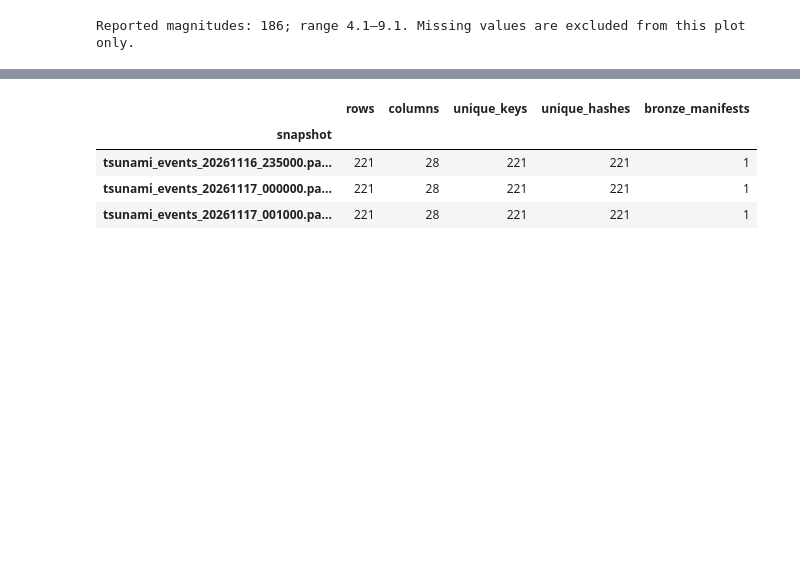
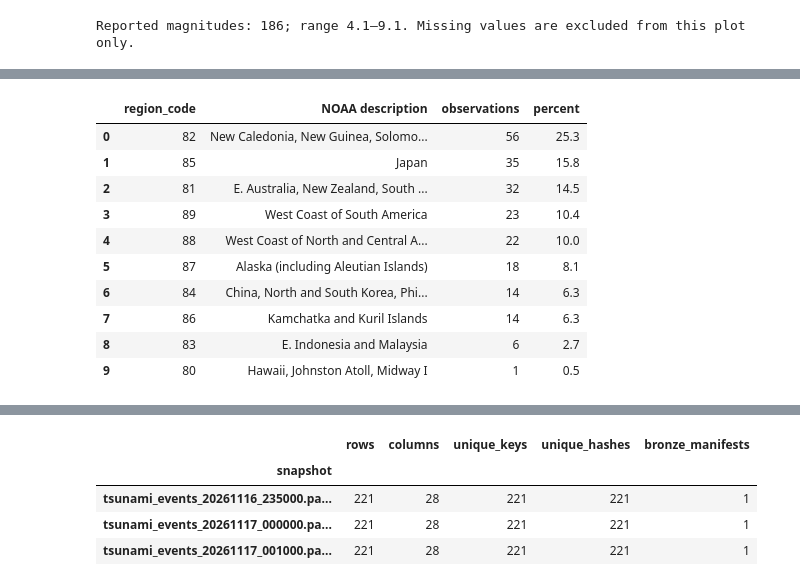
Before and after one commit to g8martinezsilva/tsunami-monitoring, a Jupyter notebook: notebooks/02_silver_exploration.ipynb, the cells around one changed output, grey strips where cells are left out. Saved outputs shown, nothing was run; the diff lists cells and outputs as text; code cells hidden in the pictures; blank space fills up the shorter version.

```diff
--- a/notebooks/02_silver_exploration.ipynb
+++ b/notebooks/02_silver_exploration.ipynb
@@ -288,0 +313,25 @@ Reported magnitudes: 186; range 4.1–9.1. Missing values are excluded from this
+# %%
+descriptor_maps = {}
+for kind in ["regions", "causes", "validity"]:
+    descriptor_path = project_root / "workshop_1" / "samples" / f"noaa_descriptor_{kind}.json"
+    if not descriptor_path.is_file():
+        raise FileNotFoundError(f"Saved NOAA descriptor file is missing: {descriptor_path}")
+    items = json.loads(descriptor_path.read_text(encoding="utf-8"))["items"]
+    descriptor_maps[kind] = {int(item["id"]): item["description"] for item in items}
+
+regions = tsunamis["region_code"].value_counts(dropna=False).rename_axis("region_code").reset_index(name="observations")
+regions["NOAA description"] = regions["region_code"].map(descriptor_maps["regions"])
+regions["percent"] = (100 * regions["observations"] / len(tsunamis)).round(1)
+display(regions[["region_code", "NOAA description", "observations", "percent"]])
+# %% [output]
+|  | region_code | NOAA description | observations | percent |
+| 0 | 82 | New Caledonia, New Guinea, Solomo... | 56 | 25.3 |
+| 1 | 85 | Japan | 35 | 15.8 |
+| 2 | 81 | E. Australia, New Zealand, South ... | 32 | 14.5 |
+| 3 | 89 | West Coast of South America | 23 | 10.4 |
+| 4 | 88 | West Coast of North and Central A... | 22 | 10.0 |
+| 5 | 87 | Alaska (including Aleutian Islands) | 18 | 8.1 |
+| 6 | 84 | China, North and South Korea, Phi... | 14 | 6.3 |
+| 7 | 86 | Kamchatka and Kuril Islands | 14 | 6.3 |
+| 8 | 83 | E. Indonesia and Malaysia | 6 | 2.7 |
+| 9 | 80 | Hawaii, Johnston Atoll, Midway I | 1 | 0.5 |
```
Also changed, not shown: parts of 16 cells of this notebook, 3 other files.
